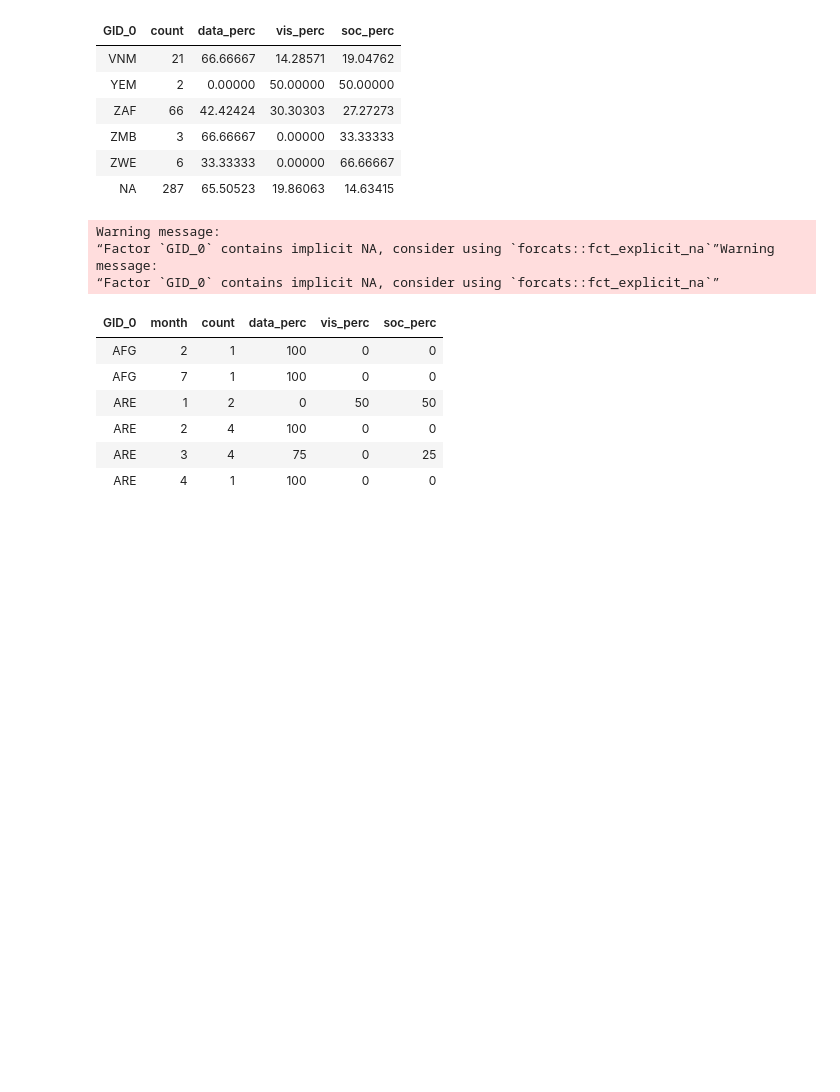
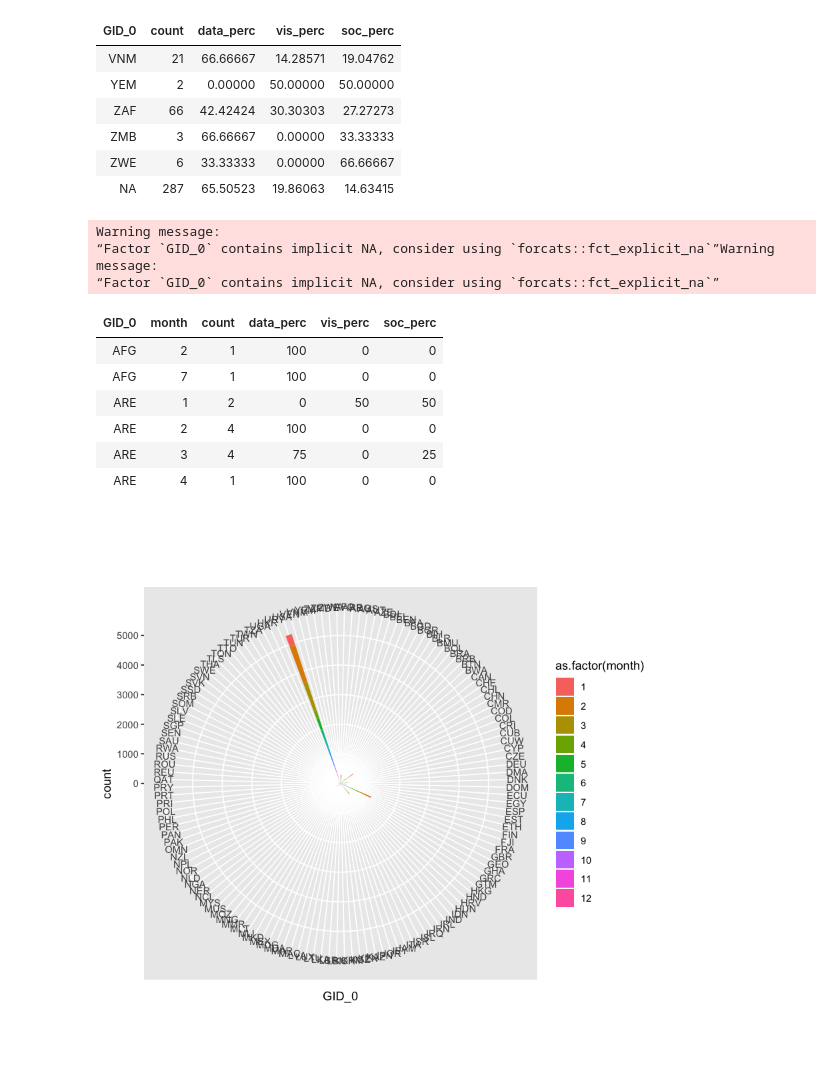
Before and after one commit to gretacv/dvs, a Jupyter notebook: year_challenge.ipynb, the cells around one changed output. Saved outputs shown, nothing was run; the diff lists cells and outputs as text; code cells hidden in the pictures; blank space fills up the shorter version.

```diff
--- a/year_challenge.ipynb
+++ b/year_challenge.ipynb
@@ -418,0 +456,6 @@ write.csv(country_perc_month, "country_perc_month.csv")
+# %%
+ggplot(data=country_perc_month)+
+    geom_col(aes( x=GID_0, fill=as.factor(month), y=count))+
+coord_polar()
+# %% [output]
+[figure, added]
```
Also changed, not shown: parts of 4 cells of this notebook.
